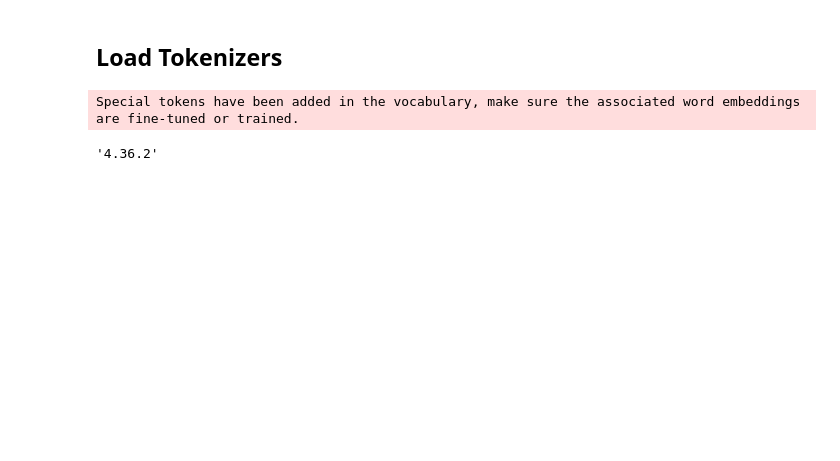
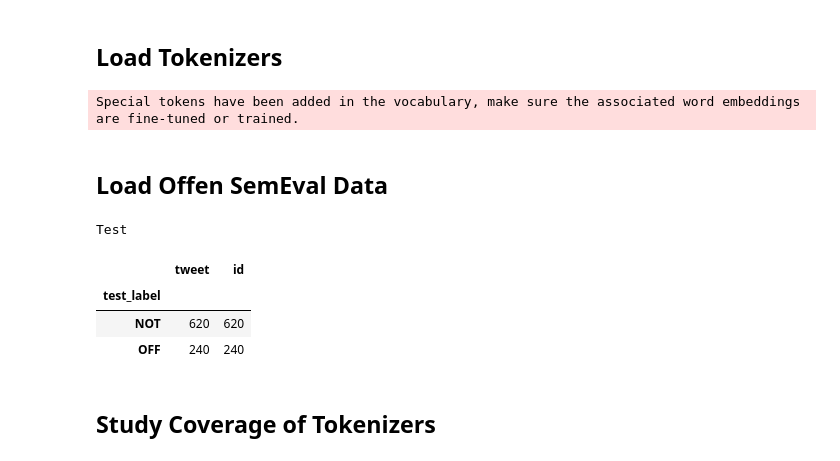
Before and after one commit to Huertas97/NLP-Camouflage-is-all-you-need, a Jupyter notebook: Experiments/Tokenizers/Tokenizers_overlap.ipynb, the cells around one changed output. Drawn from its saved outputs; the diff is of its cells as text; code cells hidden in the pictures; blank space fills up the shorter version.

```diff
--- a/Experiments/Tokenizers/Tokenizers_overlap.ipynb
+++ b/Experiments/Tokenizers/Tokenizers_overlap.ipynb
@@ -46,4 +203,26 @@ import transformers
-# %%
-transformers.__version__ # '4.36.2'
-# %% [output]
-'4.36.2'
+# %% [markdown]
+## Load Offen SemEval Data
+# %%
+# Load Test Data and Label
+test_data_offen_path = Path(home).joinpath("work/WordCamouflage_Resiliance/code/tmp_data/Offen/testset-levela.tsv") # original non camo data
+test_label_offen_path = Path(home).joinpath("work/WordCamouflage_Resiliance/code/tmp_data/Offen/labels-levela.csv") # labels
+
+df_test_data_offen = pd.read_csv( test_data_offen_path, sep = "\t")
+df_test_label_offen = pd.read_csv( test_label_offen_path, sep = ",", header=None, names=["id", "test_label"])
+
+# Merge Test Data and Test Label
+df_test_offen = pd.merge(df_test_data_offen, df_test_label_offen, on="id", how="outer").drop(labels = ["id"], axis = 1)
+
+# create new column "id" with index as value
+df_test_offen["id"] = df_test_offen.index
+
+print("Test")
+display(df_test_offen.groupby("test_label").count())
+# %% [output]
+Test
+|  | tweet | id |
+| test_label |  |  |
+| NOT | 620 | 620 |
+| OFF | 240 | 240 |
+# %% [markdown]
+## Study Coverage of Tokenizers
```
Also changed, not shown: parts of 22 cells of this notebook, 1 other file.
